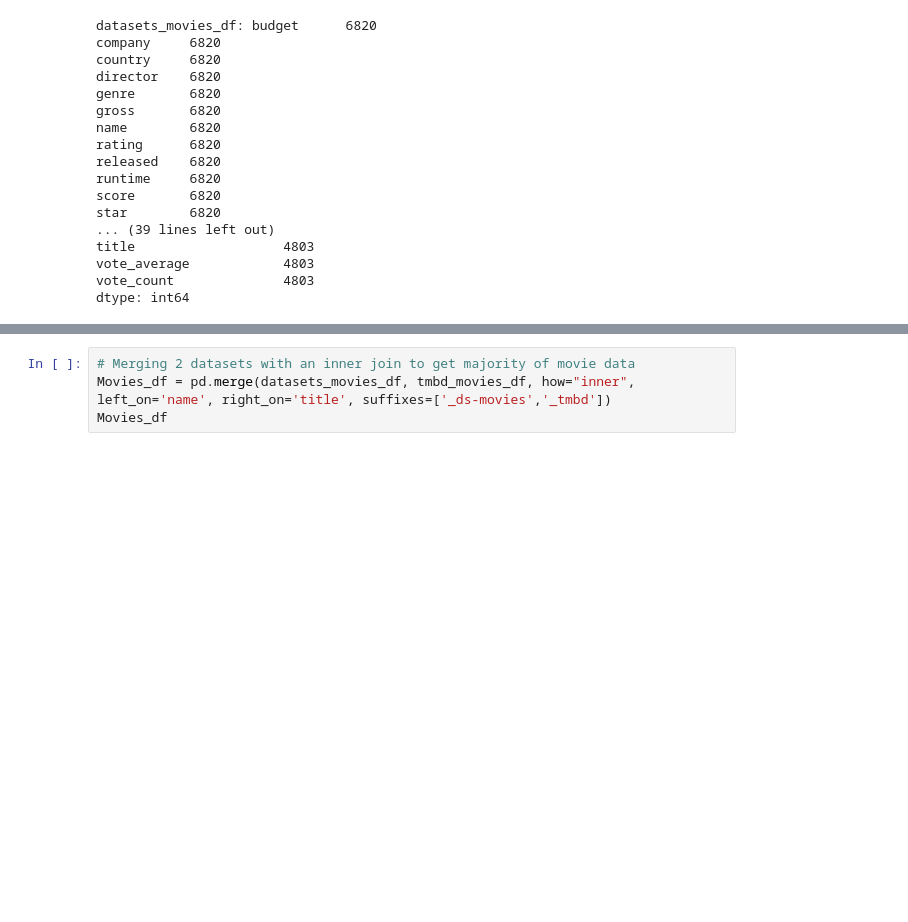
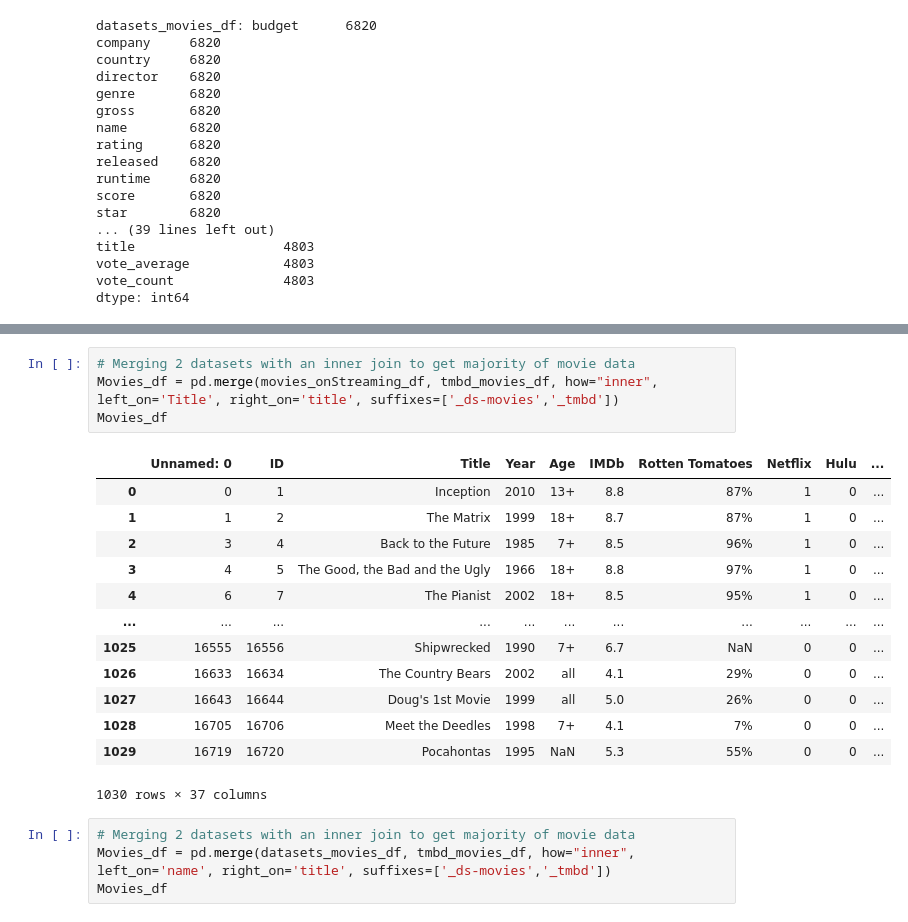
Before and after one commit to Daniel-Schroeder15/Movies_project, a Jupyter notebook: Final_Project_GroupC_DataClean.ipynb, the cells around one changed output, grey strips where cells are left out. Saved outputs shown, nothing was run; the diff lists cells and outputs as text; blank space fills up the shorter version.

```diff
--- a/Final_Project_GroupC_DataClean.ipynb
+++ b/Final_Project_GroupC_DataClean.ipynb
@@ -83,3 +101,21 @@ dtype: int64
+# %%
+# Merging 2 datasets with an inner join to get majority of movie data
+Movies_df = pd.merge(movies_onStreaming_df, tmbd_movies_df, how="inner", left_on='Title', right_on='title', suffixes=['_ds-movies','_tmbd'])
+Movies_df
+# %% [output]
+|  | Unnamed: 0 | ID | Title | Year | Age | IMDb | Rotten Tomatoes | Netflix | Hulu | ... |
+| 0 | 0 | 1 | Inception | 2010 | 13+ | 8.8 | 87% | 1 | 0 | ... |
+| 1 | 1 | 2 | The Matrix | 1999 | 18+ | 8.7 | 87% | 1 | 0 | ... |
+| 2 | 3 | 4 | Back to the Future | 1985 | 7+ | 8.5 | 96% | 1 | 0 | ... |
+| 3 | 4 | 5 | The Good, the Bad and the Ugly | 1966 | 18+ | 8.8 | 97% | 1 | 0 | ... |
+| 4 | 6 | 7 | The Pianist | 2002 | 18+ | 8.5 | 95% | 1 | 0 | ... |
+| ... | ... | ... | ... | ... | ... | ... | ... | ... | ... | ... |
+| 1025 | 16555 | 16556 | Shipwrecked | 1990 | 7+ | 6.7 | NaN | 0 | 0 | ... |
+| 1026 | 16633 | 16634 | The Country Bears | 2002 | all | 4.1 | 29% | 0 | 0 | ... |
+| 1027 | 16643 | 16644 | Doug's 1st Movie | 1999 | all | 5.0 | 26% | 0 | 0 | ... |
+| 1028 | 16705 | 16706 | Meet the Deedles | 1998 | 7+ | 4.1 | 7% | 0 | 0 | ... |
+| 1029 | 16719 | 16720 | Pocahontas | 1995 | NaN | 5.3 | 55% | 0 | 0 | ... |
+1030 rows × 37 columns
 # %%
 # Merging 2 datasets with an inner join to get majority of movie data
 Movies_df = pd.merge(datasets_movies_df, tmbd_movies_df, how="inner", left_on='name', right_on='title', suffixes=['_ds-movies','_tmbd'])
```
Also changed, not shown: parts of 1 cell of this notebook.
